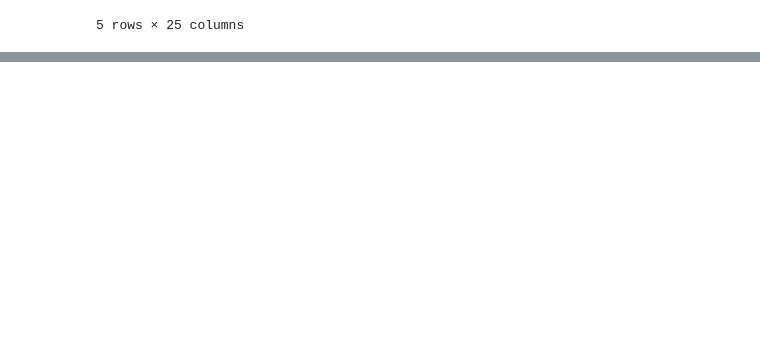
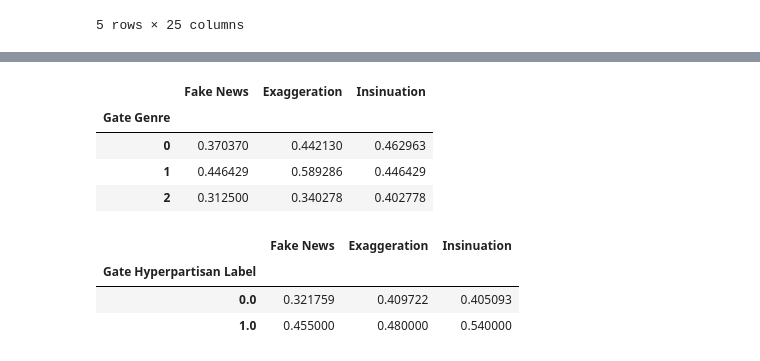
Before and after one commit to PyTomSss/NLP_ENSAE_Project, a Jupyter notebook: main.ipynb, the cells around one changed output, grey strips where cells are left out. Cells and saved outputs as stored; diff of their text form; code cells hidden in the pictures; blank space fills up the shorter version.

```diff
--- a/main.ipynb
+++ b/main.ipynb
@@ -1074,0 +1084,17 @@ labels
+# %%
+genre_stats = df_text.groupby('Gate Genre')[['Fake News', 'Exaggeration', 'Insinuation']].mean()
+genre_stats
+# %% [output]
+|  | Fake News | Exaggeration | Insinuation |
+| Gate Genre |  |  |  |
+| 0 | 0.370370 | 0.442130 | 0.462963 |
+| 1 | 0.446429 | 0.589286 | 0.446429 |
+| 2 | 0.312500 | 0.340278 | 0.402778 |
+# %%
+hyper_stats = df_text.groupby('Gate Hyperpartisan Label')[['Fake News', 'Exaggeration', 'Insinuation']].mean()
+hyper_stats
+# %% [output]
+|  | Fake News | Exaggeration | Insinuation |
+| Gate Hyperpartisan Label |  |  |  |
+| 0.0 | 0.321759 | 0.409722 | 0.405093 |
+| 1.0 | 0.455000 | 0.480000 | 0.540000 |
```
Also changed, not shown: parts of 90 cells of this notebook, 2 other files.
